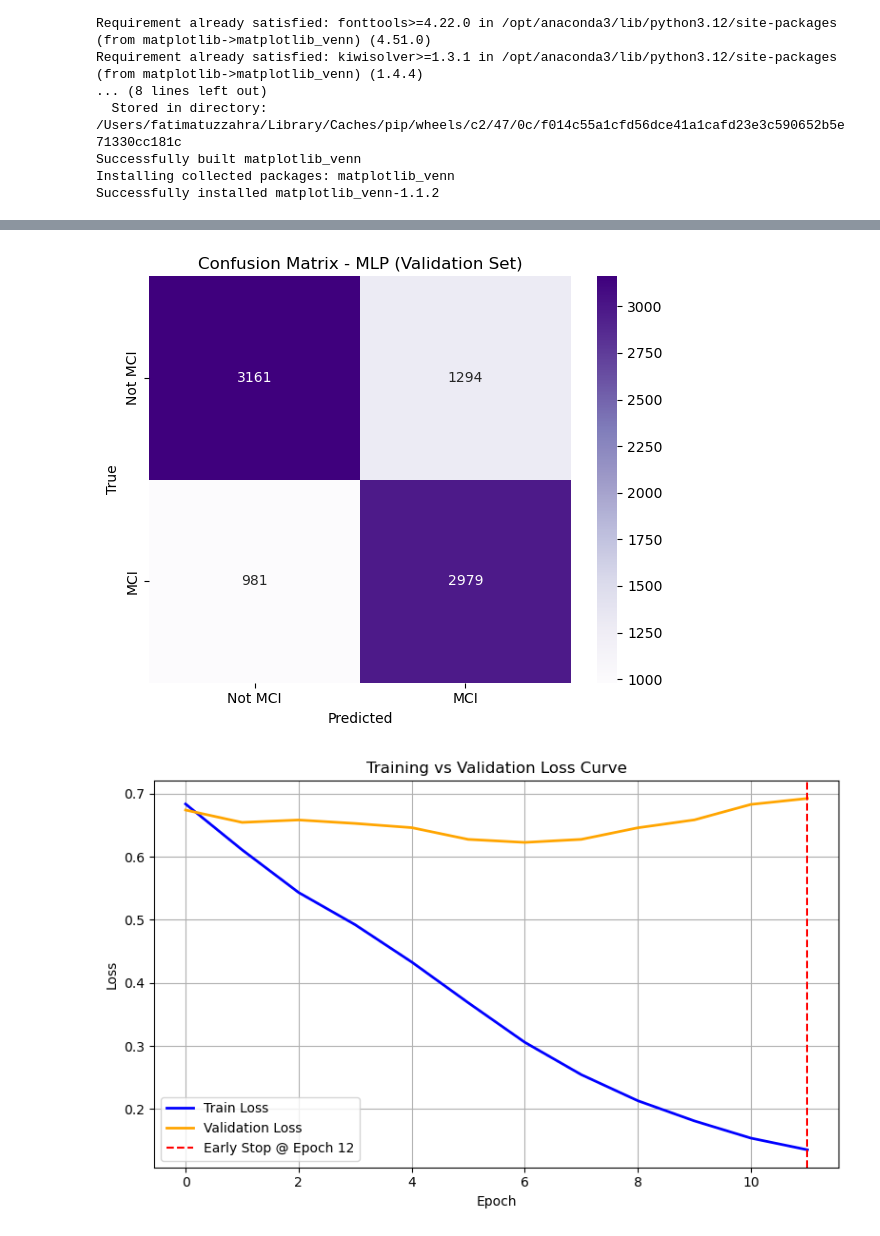
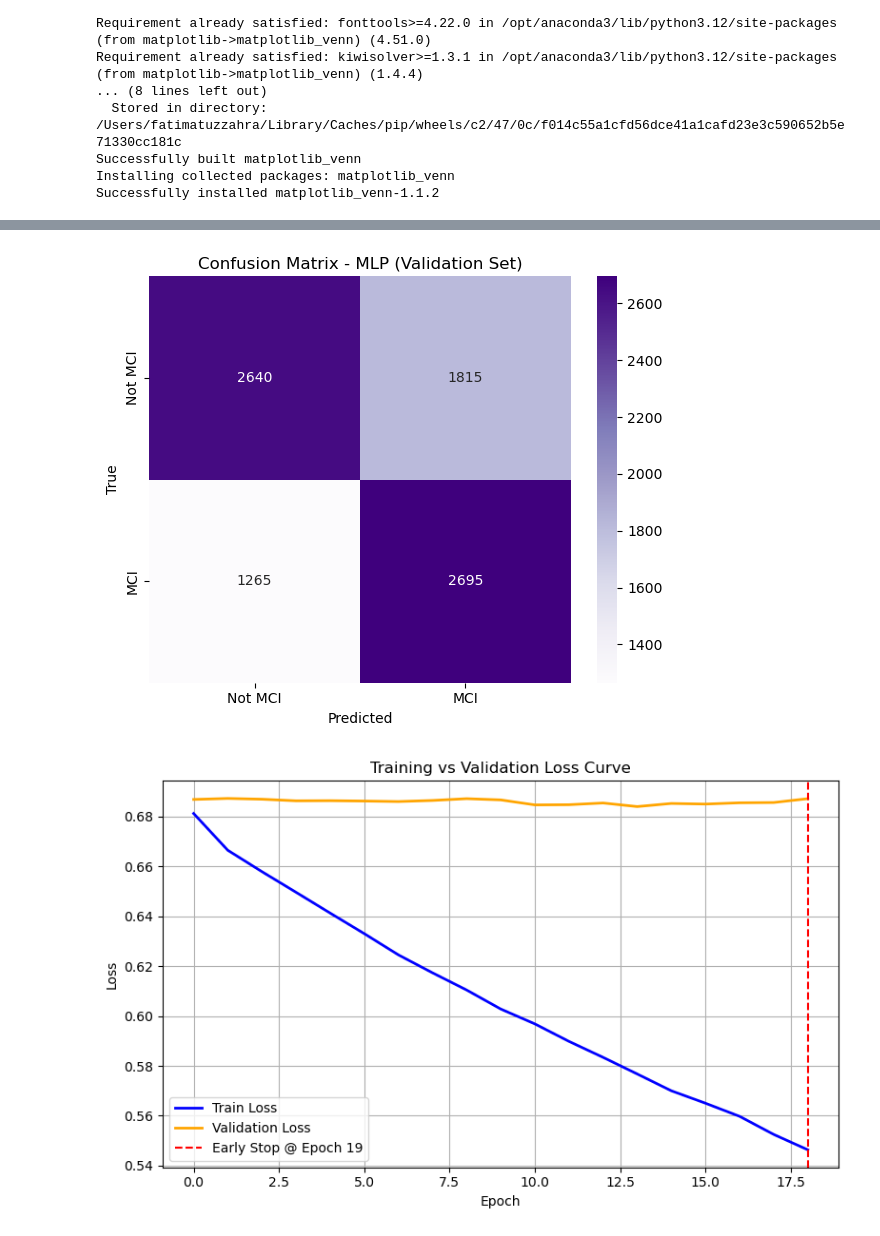
Before and after one commit to fatima-tuz-zahra-123/Neurological_disease_detection, a Jupyter notebook: ft-selection-Random-Forest.ipynb, the cells around one changed output, grey strips where cells are left out. Saved outputs shown, nothing was run; the diff lists cells and outputs as text; code cells hidden in the pictures.

```diff
--- a/ft-selection-Random-Forest.ipynb
+++ b/ft-selection-Random-Forest.ipynb
@@ -251,9 +267,9 @@ from torch.utils.data import DataLoader, TensorDataset
 from sklearn.preprocessing import StandardScaler
 
 # Load data
-X_train = np.load("train_fused_kBestSelected.npy")
+X_train = np.load("X_train_reduced.npy")
 y_train = np.load("train_fused_labels_clean.npy")
-X_val = np.load("val_fused_kBestSelected.npy")
+X_val = np.load("X_val_reduced.npy")
 y_val = np.load("val_fused_labels_clean.npy")
 
 y_train = np.where(y_train == 2, 1, 0)
@@ -408,4 +424,4 @@ weighted avg       0.73      0.73      0.73      8415
-[figure, old version]
+[figure, new version]
 # %%
 # Loss Curve with Early Stopping Marker
 plt.figure(figsize=(8, 5))
@@ -424,4 +440,4 @@ plt.grid(True)
 plt.tight_layout()
 plt.show()
 # %% [output]
-[figure, old version]
+[figure, new version]
```
Also changed, not shown: parts of 3 cells of this notebook.
